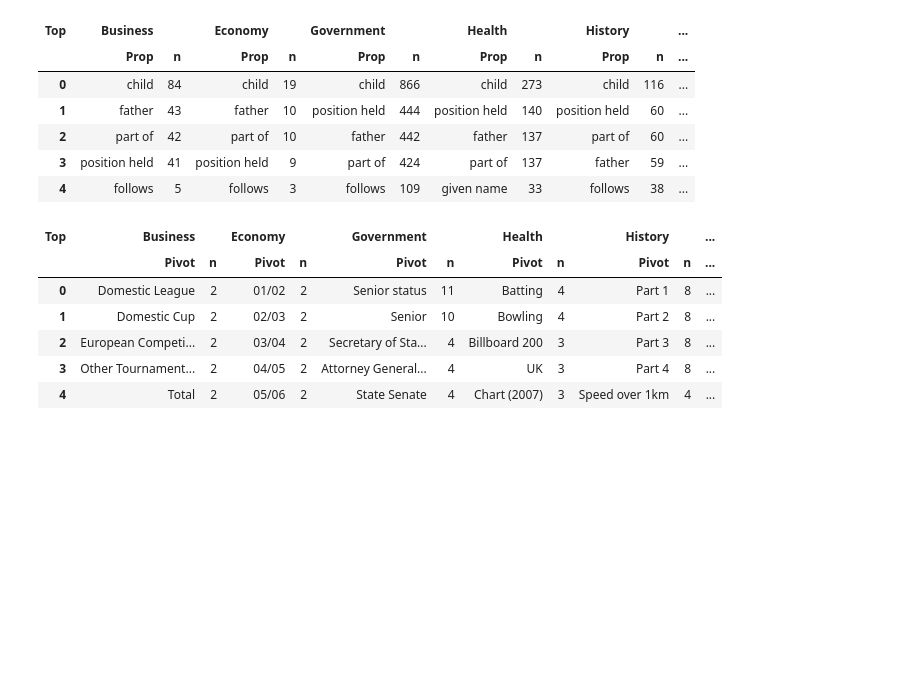
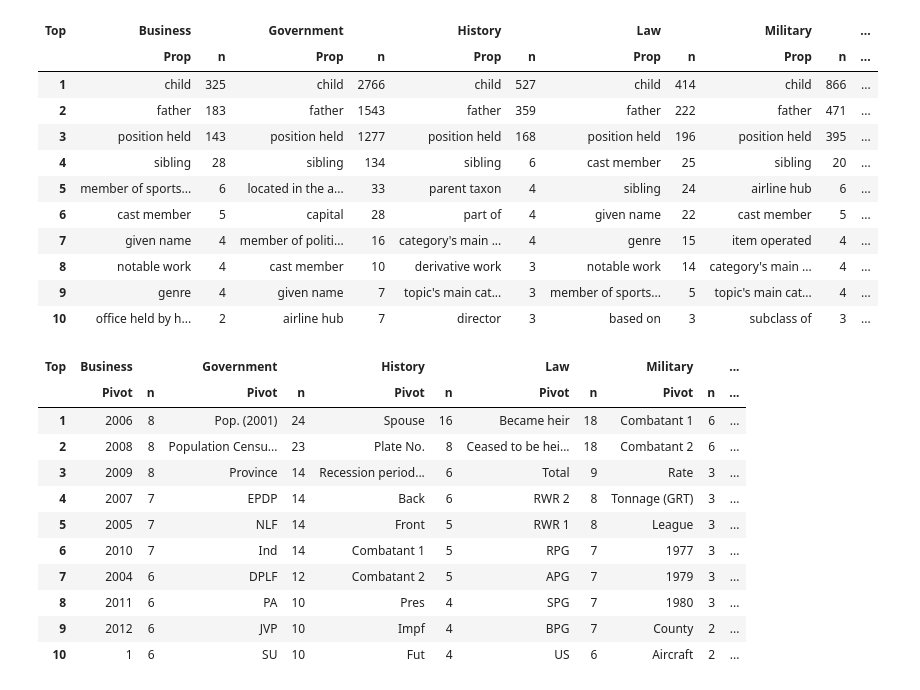
Before and after one commit to karmaresearch/takco, a Jupyter notebook: docs/benchmarks/wikicat.ipynb, the cells around one changed output. Cells and saved outputs as stored; diff of their text form; code cells hidden in the pictures; blank space fills up the shorter version.

```diff
--- a/docs/benchmarks/wikicat.ipynb
+++ b/docs/benchmarks/wikicat.ipynb
@@ -75,8 +84,8 @@ client
 # %%
 import dask.bag as db
 from takco.util import robust_json_loads_lines
-# fnames = 'hdfs:///user/kruit/output/tabel-small-6+7+8+9/9-triples/*'
-fnames = '/export/scratch1/home/kruit/scratch/output/tabel-small-4/9-triples/*'
+fnames = 'hdfs:///user/kruit/output/tabel-small-6+7+8+9/9-triples/*'
+# fnames = '/export/scratch1/home/kruit/scratch/output/tabel-small-4/9-triples/*'
 bag = db.read_text(fnames).map_partitions(robust_json_loads_lines).persist()
 bag.count().compute()
 # %% [output]
@@ -242,7 +252,8 @@ dtype: int64
 import pandas as pd
 from pathlib import Path
 
-def filter_tables(ts, articles):
+def filter_tables(ts, topic):
+    articles = set(open(f'/export/scratch1/home/kruit/scratch/wikicat/{topic}.txt').read().splitlines())
     tables = []
     for t in ts:
         if articles & set(get_pagetitles(t.provenance)):
@@ -251,11 +262,6 @@ def filter_tables(ts, articles):
 
 def table_pagetitles(t):
     return list(get_pagetitles(t.provenance))
-
-
-def get_article_titles(arts):
-    for a in arts:
-        yield cat_db.lookup_str(a)[1:-1].replace('http://dbpedia.org/resource/', '').replace('_', ' ')
 
 n_origtables = bag.map(table_pagetitles).flatten().count().compute()
 n_pages = bag.map(table_pagetitles).flatten().distinct().count().compute()
@@ -271,17 +277,16 @@ for ti, (topic, articles) in enumerate(sorted(topic_articles.items(), key=lambda
     article_titles = set(get_article_titles(articles))
     print(topic, f"({len(article_titles)} articles)", f"[{ti+1}/{ntopics}]")
 
-    tables = bag.map_partitions(filter_tables, article_titles).persist()
+    tables = bag.map_partitions(filter_tables, topic).compute()
 
+    tabletitles = [pt for t in tables for pt in table_pagetitles(t)]
+    ntables = len(tables)
+    norigtables = len(tabletitles)
+    ncols = sum(t['numCols'] for t in tables)
+    print(f'{ntables} supertables with {ncols} columns; {norigtables} original tables')
 
-    tabletitles = set(tables.map(table_pagetitles).flatten().compute())
-    print(f"{len(tabletitles & article_titles)} article matches")
-    print(list(tabletitles & article_titles)[:10])
-
-    ntables = tables.count().compute()
-    norigtables = tables.map(table_pagetitles).flatten().count().compute()
-    ncols = tables.map(lambda t: t['numCols']).sum().compute()
-    print(f'{ntables} supertables with {ncols} columns; {norigtables} original tables')
+    print(f"{len(set(tabletitles) & article_titles)} article matches")
+    print('Examples:', list(set(tabletitles) & article_titles)[:10])
 
     if ntables:
         for kind in ['headers', 'coltypes', 'props', 'pivots']:
@@ -315,8 +320,9 @@ for toptype, top in tops.items():
     dim = toptype[:-1].title()
     dfs = []
     for t, s in tops[toptype].items():
-        s.index.name = dim
-        dfs.append(s.reset_index(name='n').assign(Top=t))
+        if t not in ['Health', 'Politics', 'Economy']:
+            s.index.name = dim
+            dfs.append(s.reset_index(name='n').assign(Top=t))
 
     df = pd.concat(dfs)
     df[dim] = df[dim].map(lambda x: x if len(x)<16 else x[:16] + '...')
@@ -324,8 +330,9 @@ for toptype, top in tops.items():
     df['n'] = df['n'].astype('Int64')
     df = df.astype('str').replace('nan', '')
     df.columns = df.columns.swaplevel()
-    df = df.sort_index(axis=1)
-    display.display(df.head())
+    df = df.sort_index(axis=1).head(10)
+    df.index += 1
+    display.display(df)
     top_combined[toptype] = df
     df.to_latex(root.joinpath(toptype+'.tex'))
 # %% [output]
@@ -346,14 +363,24 @@ for toptype, top in tops.items():
-| Top | Business |  | Economy |  | Government |  | Health |  | History |  | ... |
+| Top | Business |  | Government |  | History |  | Law |  | Military |  | ... |
 |  | Prop | n | Prop | n | Prop | n | Prop | n | Prop | n | ... |
-| 0 | child | 84 | child | 19 | child | 866 | child | 273 | child | 116 | ... |
-| 1 | father | 43 | father | 10 | position held | 444 | position held | 140 | position held | 60 | ... |
-| 2 | part of | 42 | part of | 10 | father | 442 | father | 137 | part of | 60 | ... |
-| 3 | position held | 41 | position held | 9 | part of | 424 | part of | 137 | father | 59 | ... |
-| 4 | follows | 5 | follows | 3 | follows | 109 | given name | 33 | follows | 38 | ... |
+| 1 | child | 325 | child | 2766 | child | 527 | child | 414 | child | 866 | ... |
+| 2 | father | 183 | father | 1543 | father | 359 | father | 222 | father | 471 | ... |
+| 3 | position held | 143 | position held | 1277 | position held | 168 | position held | 196 | position held | 395 | ... |
+| 4 | sibling | 28 | sibling | 134 | sibling | 6 | cast member | 25 | sibling | 20 | ... |
+| 5 | member of sports... | 6 | located in the a... | 33 | parent taxon | 4 | sibling | 24 | airline hub | 6 | ... |
+| 6 | cast member | 5 | capital | 28 | part of | 4 | given name | 22 | cast member | 5 | ... |
+| 7 | given name | 4 | member of politi... | 16 | category's main ... | 4 | genre | 15 | item operated | 4 | ... |
+| 8 | notable work | 4 | cast member | 10 | derivative work | 3 | notable work | 14 | category's main ... | 4 | ... |
+| 9 | genre | 4 | given name | 7 | topic's main cat... | 3 | member of sports... | 5 | topic's main cat... | 4 | ... |
+| 10 | office held by h... | 2 | airline hub | 7 | director | 3 | based on | 3 | subclass of | 3 | ... |
-| Top | Business |  | Economy |  | Government |  | Health |  | History |  | ... |
+| Top | Business |  | Government |  | History |  | Law |  | Military |  | ... |
 |  | Pivot | n | Pivot | n | Pivot | n | Pivot | n | Pivot | n | ... |
-| 0 | Domestic League | 2 | 01/02 | 2 | Senior status | 11 | Batting | 4 | Part 1 | 8 | ... |
-| 1 | Domestic Cup | 2 | 02/03 | 2 | Senior | 10 | Bowling | 4 | Part 2 | 8 | ... |
-| 2 | European Competi... | 2 | 03/04 | 2 | Secretary of Sta... | 4 | Billboard 200 | 3 | Part 3 | 8 | ... |
-| 3 | Other Tournament... | 2 | 04/05 | 2 | Attorney General... | 4 | UK | 3 | Part 4 | 8 | ... |
-| 4 | Total | 2 | 05/06 | 2 | State Senate | 4 | Chart (2007) | 3 | Speed over 1km | 4 | ... |
+| 1 | 2006 | 8 | Pop. (2001) | 24 | Spouse | 16 | Became heir | 18 | Combatant 1 | 6 | ... |
+| 2 | 2008 | 8 | Population Censu... | 23 | Plate No. | 8 | Ceased to be hei... | 18 | Combatant 2 | 6 | ... |
+| 3 | 2009 | 8 | Province | 14 | Recession period... | 6 | Total | 9 | Rate | 3 | ... |
+| 4 | 2007 | 7 | EPDP | 14 | Back | 6 | RWR 2 | 8 | Tonnage (GRT) | 3 | ... |
+| 5 | 2005 | 7 | NLF | 14 | Front | 5 | RWR 1 | 8 | League | 3 | ... |
+| 6 | 2010 | 7 | Ind | 14 | Combatant 1 | 5 | RPG | 7 | 1977 | 3 | ... |
+| 7 | 2004 | 6 | DPLF | 12 | Combatant 2 | 5 | APG | 7 | 1979 | 3 | ... |
+| 8 | 2011 | 6 | PA | 10 | Pres | 4 | SPG | 7 | 1980 | 3 | ... |
+| 9 | 2012 | 6 | JVP | 10 | Impf | 4 | BPG | 7 | County | 2 | ... |
+| 10 | 1 | 6 | SU | 10 | Fut | 4 | US | 6 | Aircraft | 2 | ... |
```
Also changed, not shown: parts of 9 cells of this notebook, 12 other files.
